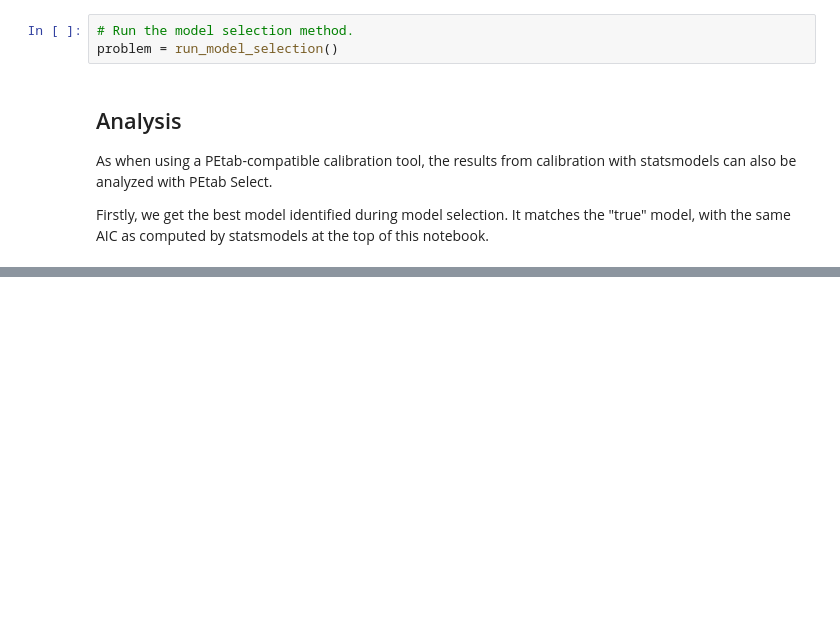
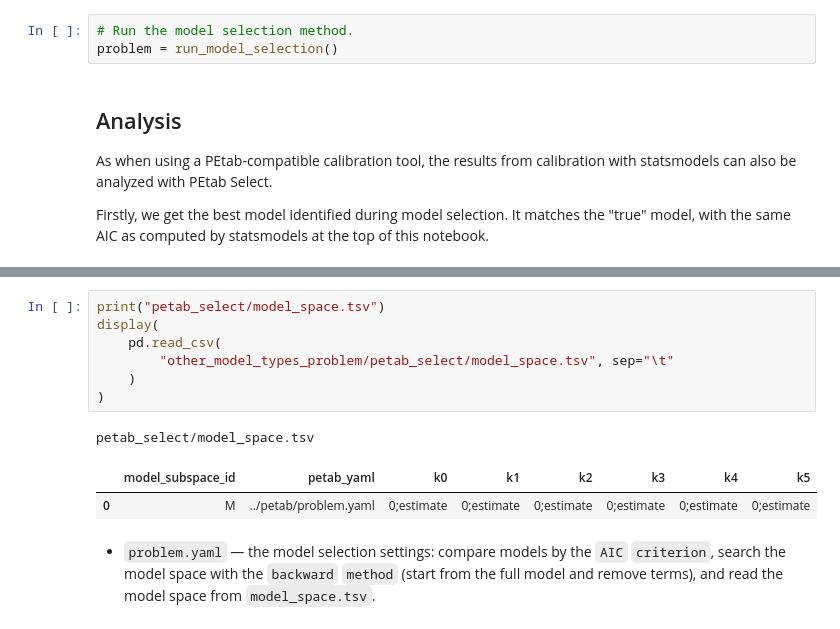
Before and after one commit to PEtab-dev/petab_select, a Jupyter notebook: doc/examples/other_model_types.ipynb, the cells around one changed output, grey strips where cells are left out. Drawn from its saved outputs; the diff is of its cells as text; blank space fills up the shorter version.

```diff
--- a/doc/examples/other_model_types.ipynb
+++ b/doc/examples/other_model_types.ipynb
@@ -195,0 +322,13 @@ petab_select.plot.graph_iteration_layers(
+# %%
+print("petab_select/model_space.tsv")
+display(
+    pd.read_csv(
+        "other_model_types_problem/petab_select/model_space.tsv", sep="\t"
+    )
+)
+# %% [output]
+petab_select/model_space.tsv
+|  | model_subspace_id | petab_yaml | k0 | k1 | k2 | k3 | k4 | k5 |
+| 0 | M | ../petab/problem.yaml | 0;estimate | 0;estimate | 0;estimate | 0;estimate | 0;estimate | 0;estimate |
+# %% [markdown]
+- `problem.yaml` — the model selection settings: compare models by the `AIC` `criterion`, search the model space with the `backward` `method` (start from the full model and remove terms), and read the model space from `model_space.tsv`.
```
Also changed, not shown: parts of 10 cells of this notebook, 53 other files.
